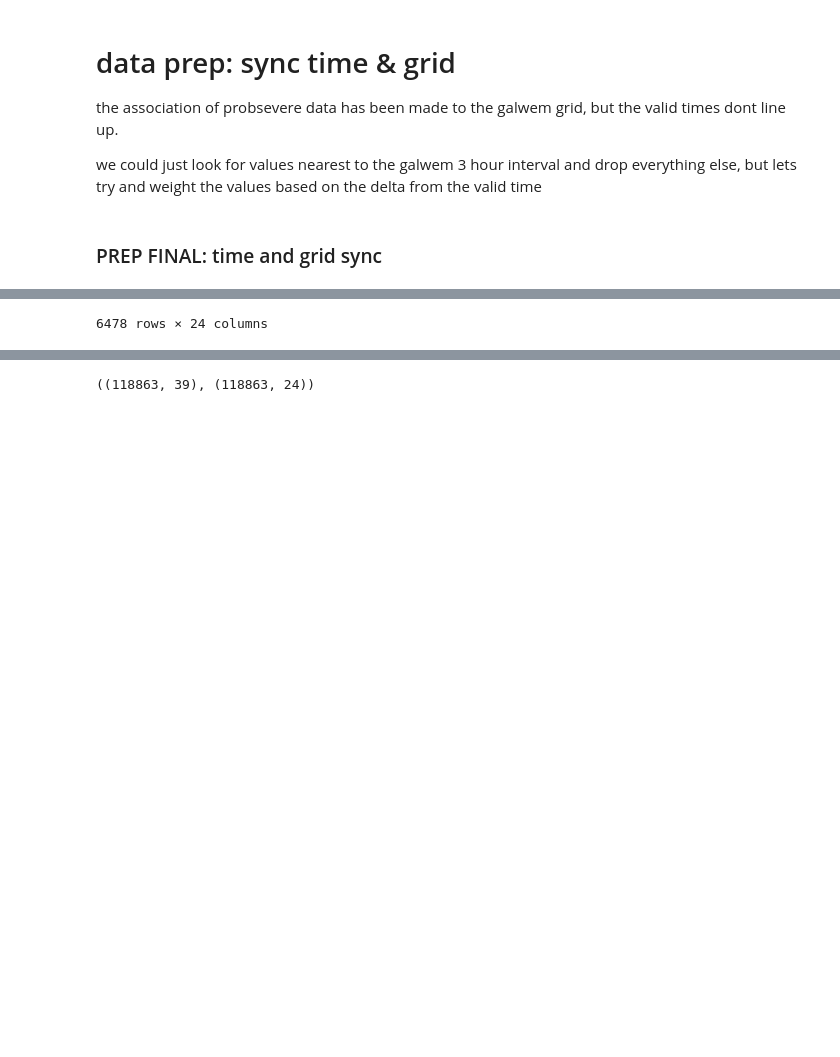
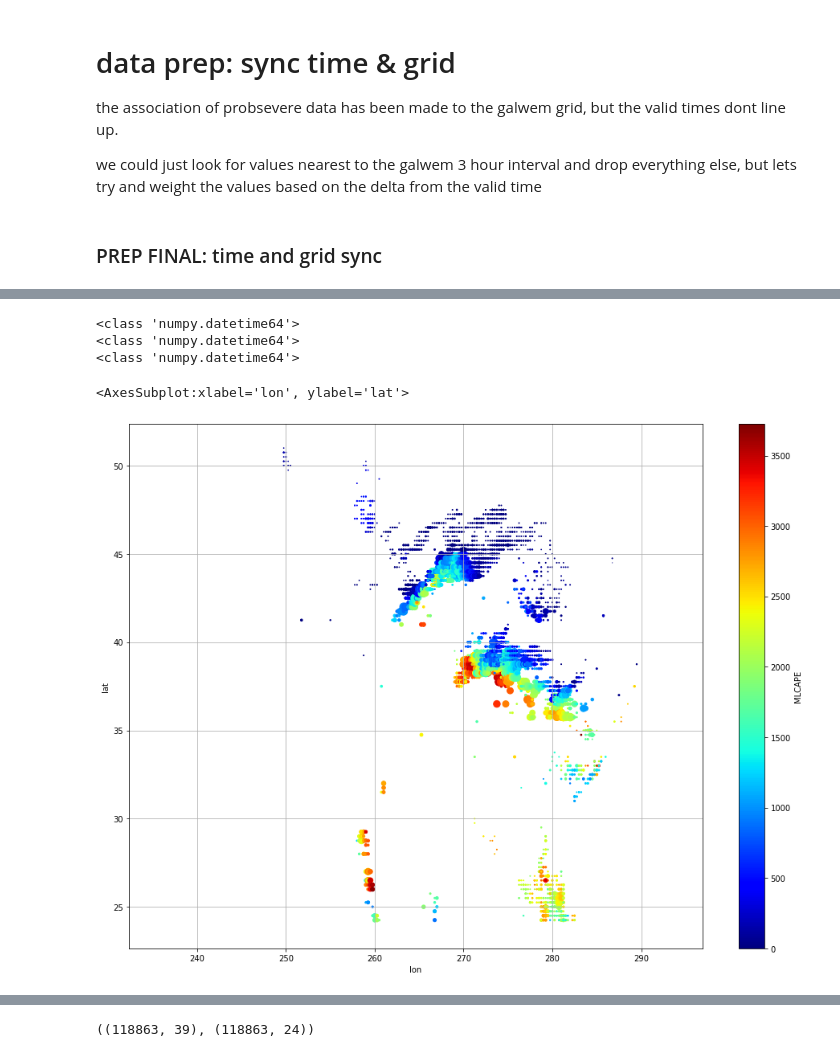
Before and after one commit to leaver2000/wxpy, a Jupyter notebook: lab-probsevere-galwem.ipynb, the cells around one changed output, grey strips where cells are left out. Saved outputs shown, nothing was run; the diff lists cells and outputs as text; code cells hidden in the pictures; blank space fills up the shorter version.

```diff
--- a/lab-probsevere-galwem.ipynb
+++ b/lab-probsevere-galwem.ipynb
@@ -359,26 +425,29 @@ galwem_validtimes = galwem_timestamp_filepath.index.values
 # -----------------------------------------
 
 
-def time_iterator(g_time: np.ndarray, ps_time: pd.Index) -> Iterable[tuple[pd.Timestamp, pd.Index]]:
-    time_interval = len(g_time)
+def itertime(
+    source: pd.Index,
+    target: np.ndarray,
+) -> Iterable[tuple[pd.Timestamp, pd.Index]]:
+    time_interval = len(target)
     start_time = np.argmin(
-        abs(g_time[:, np.newaxis] - ps_time.values) > pd.to_timedelta(time_interval, unit="h"),
+        abs(target[:, np.newaxis] - source.values) > pd.to_timedelta(time_interval, unit="h"),
         axis=1,
     )
 
     end_time = np.roll(start_time, -1)
     end_time[-1] = -1
 
-    for timestamp, tuple_slice in zip(g_time, zip(start_time, end_time)):
-        yield timestamp, ps_time[slice(*tuple_slice)]
+    for timestamp, tuple_slice in zip(target, zip(start_time, end_time)):
+        yield timestamp, source[slice(*tuple_slice)]
 
 
-def synctime_meshgrid(probsevere: pd.DataFrame) -> pd.DataFrame:
-    probsevere = probsevere.droplevel("ID").astype(np.float32)
+def synctime_meshgrid(source: pd.DataFrame) -> pd.DataFrame:
+    source = source.droplevel("ID").astype(np.float32)
 
     def generate():
-        for galwem_valid_hour, ps_time_index in time_iterator(galwem_validtimes, ps_validtimes):
-            frame = probsevere.loc[ps_time_index, :].groupby(["WEST", "EAST", "NORTH", "SOUTH"]).mean()
+        for galwem_valid_hour, ps_time_index in itertime(ps_validtimes, galwem_validtimes):
+            frame = source.loc[ps_time_index, :].groupby(["WEST", "EAST", "NORTH", "SOUTH"]).mean()
 
             index_names = frame.index.names
 
@@ -391,7 +460,7 @@ def synctime_meshgrid(probsevere: pd.DataFrame) -> pd.DataFrame:
             frame = frame.droplevel(["WEST", "SOUTH"])
 
             frame.index = frame.index.set_names(["lon", "lat"])
-
+            print(type(galwem_valid_hour))
             frame["validTime"] = galwem_valid_hour.astype(int)
 
             yield frame.reset_index().set_index(["validTime", "lat", "lon"], append=True)
@@ -399,6 +468,37 @@ def synctime_meshgrid(probsevere: pd.DataFrame) -> pd.DataFrame:
     return pd.concat(generate(), axis=0).droplevel(0)
 
 
+plt.rcParams["axes.grid"] = True
+fig, ax = plt.subplots()
+
 ps_meshed = synctime_meshgrid(ps_fitted)
-ps_meshed
+ps_meshed.reset_index(["lat", "lon"]).astype(float).plot(
+    kind="scatter",
+    c="MLCAPE",
+    s="PS",
+    x="lon",
+    ax=ax,
+    y="lat",
+    figsize=(16, 12),
+    cmap=plt.get_cmap("jet"),
+)
+# ps_meshed.index[ps_meshed.index.name == "validTime"]/
+# def indexer(index: pd.Index, *args):
+#     return pd.Index([index.get_level_values(arg) for arg in args], dtype=np.float32)
+
+
+# ps_meshed.loc[indexer(ps_meshed.index, "lat", "lon")]
+# ps_meshed.loc[]  # [("validTime", "lat", "lon"), :].index
+# np.stack(ps_meshed.loc[].index)
+# ps_meshed.index.names =="validTime"
+# dir(ps_meshed.index.names)  # "validTime"
+# .plot(
+
+#     s="PS",
+#     c="MLCAPE",
+#     ax=ax,
+#     figsize=(16, 12),
+#     cmap=plt.get_cmap("jet"),
+#     alpha=0.4,
+# )
 # %% [output]
@@ -418,3 +505,7 @@ ps_meshed
-6478 rows × 24 columns
+<class 'numpy.datetime64'>
+<class 'numpy.datetime64'>
+<class 'numpy.datetime64'>
+<AxesSubplot:xlabel='lon', ylabel='lat'>
+[figure, added]
 # %%
 import matplotlib.pyplot as plt
```
Also changed, not shown: parts of 7 cells of this notebook, 24 other files.
